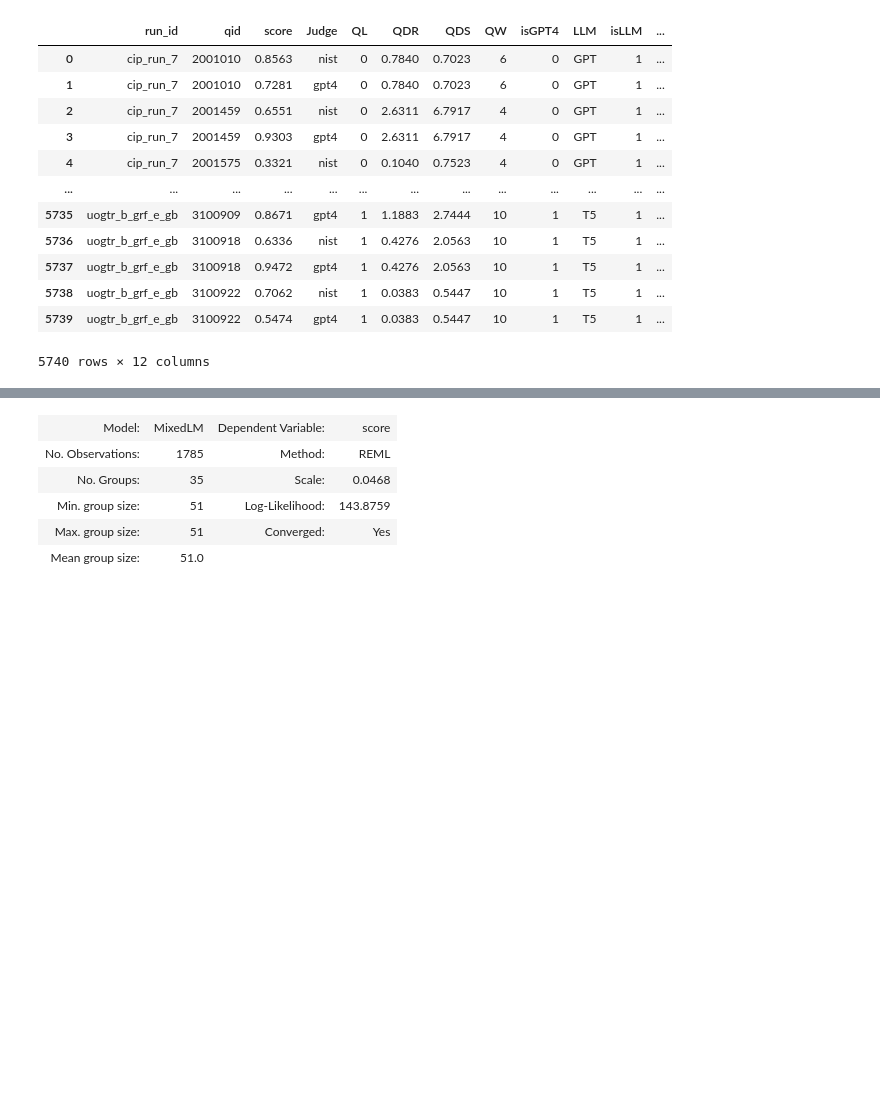
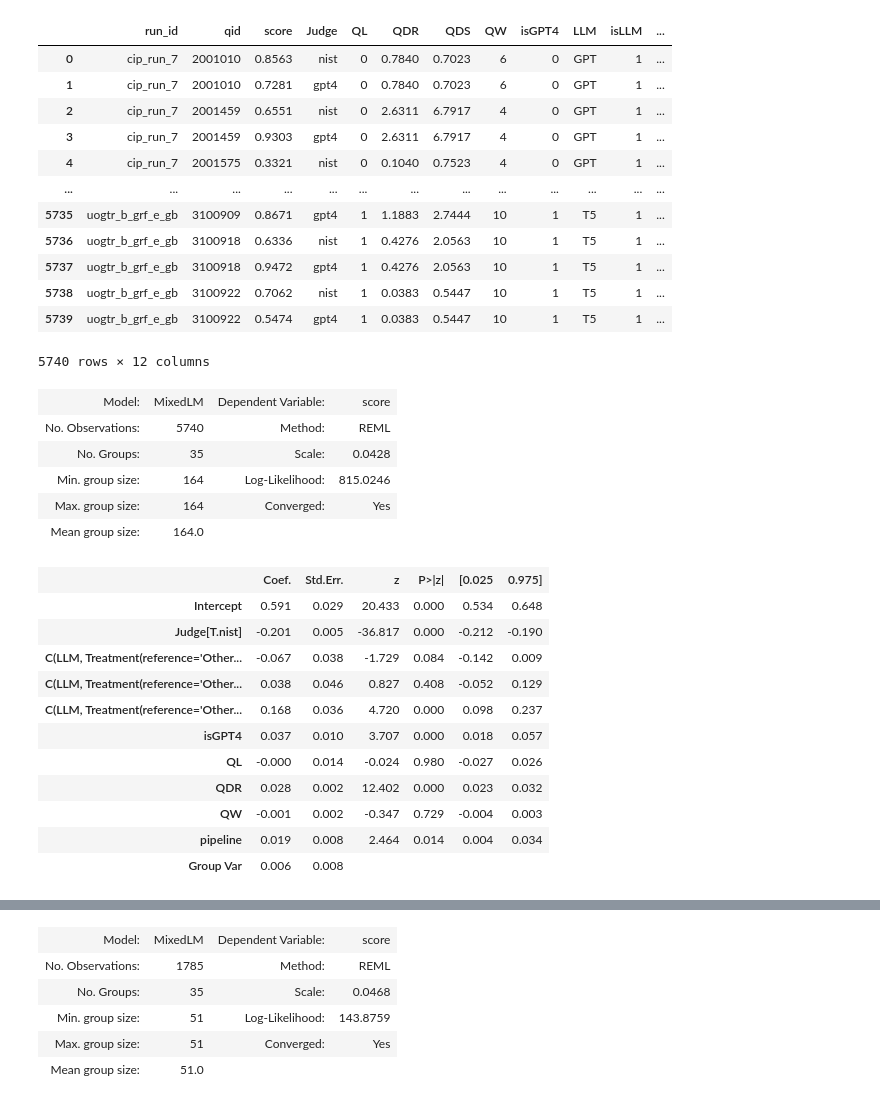
Before and after one commit to rahmanidashti/BiasSyntheticData, a Jupyter notebook: 1-mixed-effect-analysis.ipynb, the cells around one changed output, grey strips where cells are left out. Saved outputs shown, nothing was run; the diff lists cells and outputs as text; code cells hidden in the pictures; blank space fills up the shorter version.

```diff
--- a/1-mixed-effect-analysis.ipynb
+++ b/1-mixed-effect-analysis.ipynb
@@ -71,3 +71,28 @@ data
 | 5738 | uogtr_b_grf_e_gb | 3100922 | 0.7062 | nist | 1 | 0.0383 | 0.5447 | 10 | 1 | T5 | 1 | ... |
 | 5739 | uogtr_b_grf_e_gb | 3100922 | 0.5474 | gpt4 | 1 | 0.0383 | 0.5447 | 10 | 1 | T5 | 1 | ... |
 5740 rows × 12 columns
+# %%
+mixed_model = "score ~ isGPT4 + Judge + QL + QDR + QW + C(LLM, Treatment(reference='Other')) + pipeline"
+# %%
+model = sm.MixedLM.from_formula(mixed_model, data, groups=data["run_id"])
+result = model.fit()
+result.summary()
+# %% [output]
+| Model: | MixedLM | Dependent Variable: | score |
+| No. Observations: | 5740 | Method: | REML |
+| No. Groups: | 35 | Scale: | 0.0428 |
+| Min. group size: | 164 | Log-Likelihood: | 815.0246 |
+| Max. group size: | 164 | Converged: | Yes |
+| Mean group size: | 164.0 |  |  |
+|  | Coef. | Std.Err. | z | P>|z| | [0.025 | 0.975] |
+| Intercept | 0.591 | 0.029 | 20.433 | 0.000 | 0.534 | 0.648 |
+| Judge[T.nist] | -0.201 | 0.005 | -36.817 | 0.000 | -0.212 | -0.190 |
+| C(LLM, Treatment(reference='Other... | -0.067 | 0.038 | -1.729 | 0.084 | -0.142 | 0.009 |
+| C(LLM, Treatment(reference='Other... | 0.038 | 0.046 | 0.827 | 0.408 | -0.052 | 0.129 |
+| C(LLM, Treatment(reference='Other... | 0.168 | 0.036 | 4.720 | 0.000 | 0.098 | 0.237 |
+| isGPT4 | 0.037 | 0.010 | 3.707 | 0.000 | 0.018 | 0.057 |
+| QL | -0.000 | 0.014 | -0.024 | 0.980 | -0.027 | 0.026 |
+| QDR | 0.028 | 0.002 | 12.402 | 0.000 | 0.023 | 0.032 |
+| QW | -0.001 | 0.002 | -0.347 | 0.729 | -0.004 | 0.003 |
+| pipeline | 0.019 | 0.008 | 2.464 | 0.014 | 0.004 | 0.034 |
+| Group Var | 0.006 | 0.008 |  |  |  |  |
```
Also changed, not shown: parts of 2 cells of this notebook, 5 other files.
